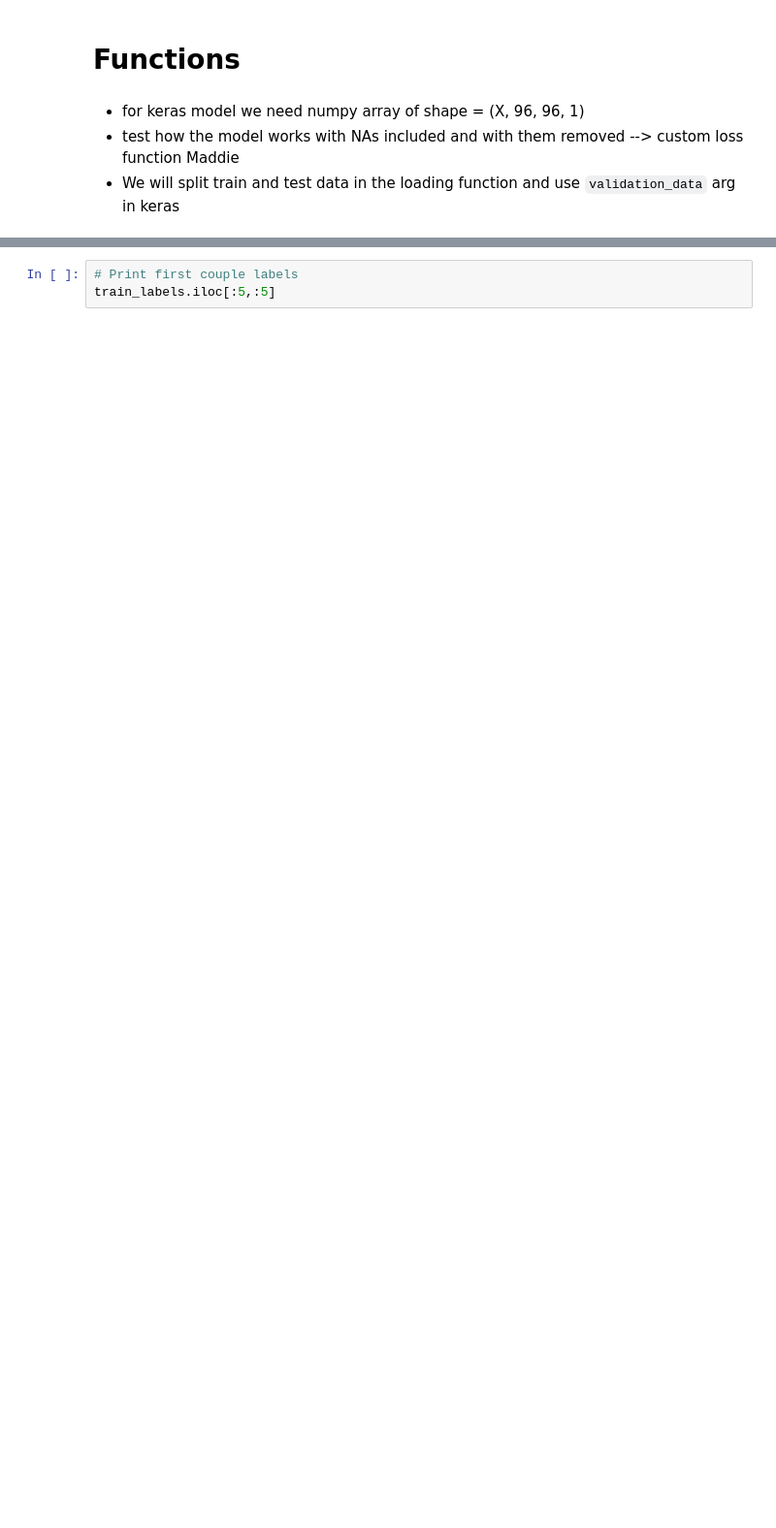
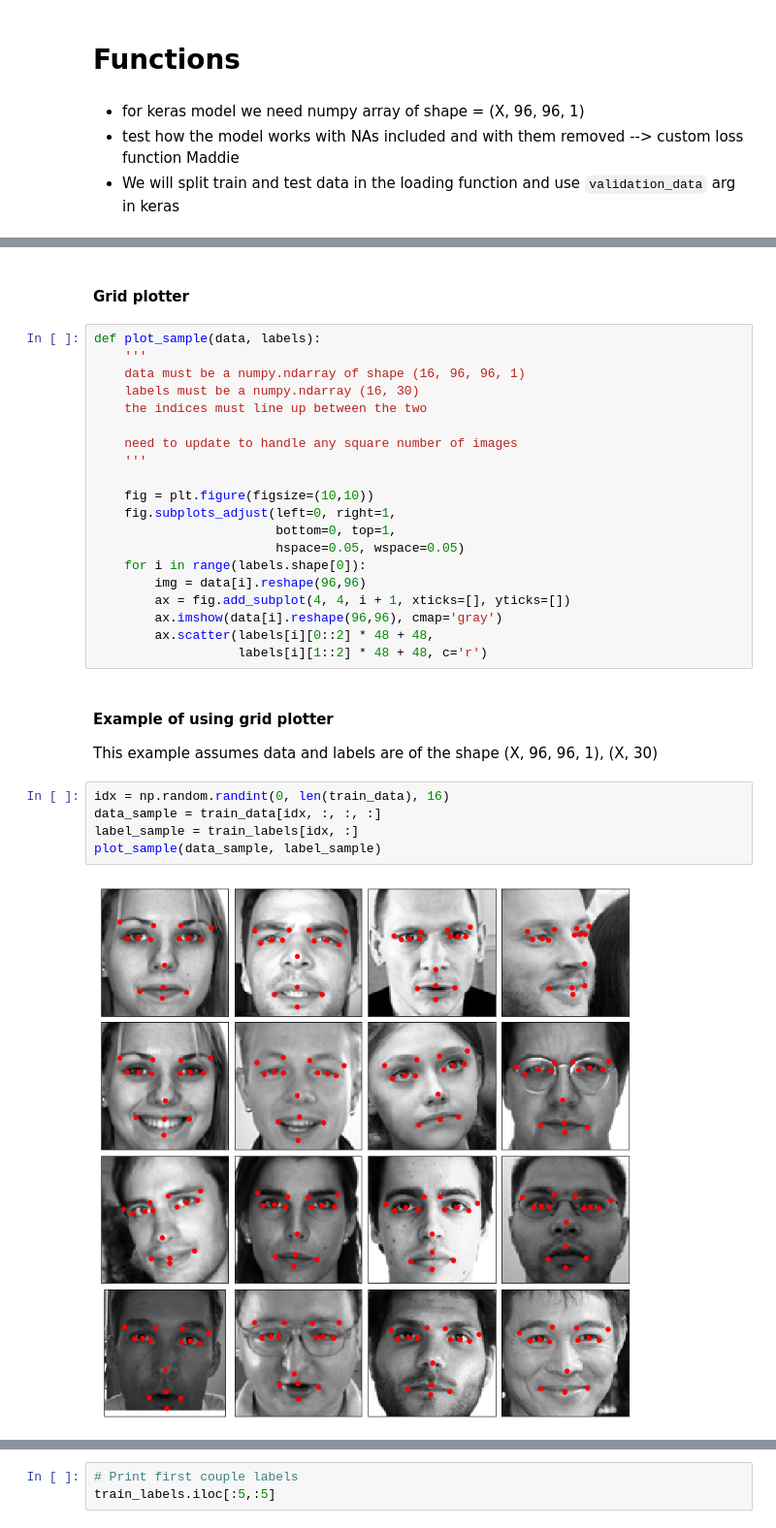
Before and after one commit to alexdauenhauer/MIDS_W207_facial_recognition, a Jupyter notebook: FinalProject.ipynb, the cells around one changed output, grey strips where cells are left out. Shown at 97% size. Saved outputs shown, nothing was run; the diff lists cells and outputs as text; blank space fills up the shorter version.

```diff
--- a/FinalProject.ipynb
+++ b/FinalProject.ipynb
@@ -160,0 +205,32 @@ Data Generation Finished
+# %% [markdown]
+#### Grid plotter
+# %%
+def plot_sample(data, labels):
+    '''
+    data must be a numpy.ndarray of shape (16, 96, 96, 1)
+    labels must be a numpy.ndarray (16, 30)
+    the indices must line up between the two
+
+    need to update to handle any square number of images
+    '''
+
+    fig = plt.figure(figsize=(10,10))
+    fig.subplots_adjust(left=0, right=1,
+                        bottom=0, top=1,
+                        hspace=0.05, wspace=0.05)
+    for i in range(labels.shape[0]):
+        img = data[i].reshape(96,96)
+        ax = fig.add_subplot(4, 4, i + 1, xticks=[], yticks=[])
+        ax.imshow(data[i].reshape(96,96), cmap='gray')
+        ax.scatter(labels[i][0::2] * 48 + 48,
+                   labels[i][1::2] * 48 + 48, c='r')
+# %% [markdown]
+#### Example of using grid plotter
+This example assumes data and labels are of the shape (X, 96, 96, 1), (X, 30)
+# %%
+idx = np.random.randint(0, len(train_data), 16)
+data_sample = train_data[idx, :, :, :]
+label_sample = train_labels[idx, :]
+plot_sample(data_sample, label_sample)
+# %% [output]
+[figure, added]
```
Also changed, not shown: parts of 49 cells of this notebook, 2 other files.
